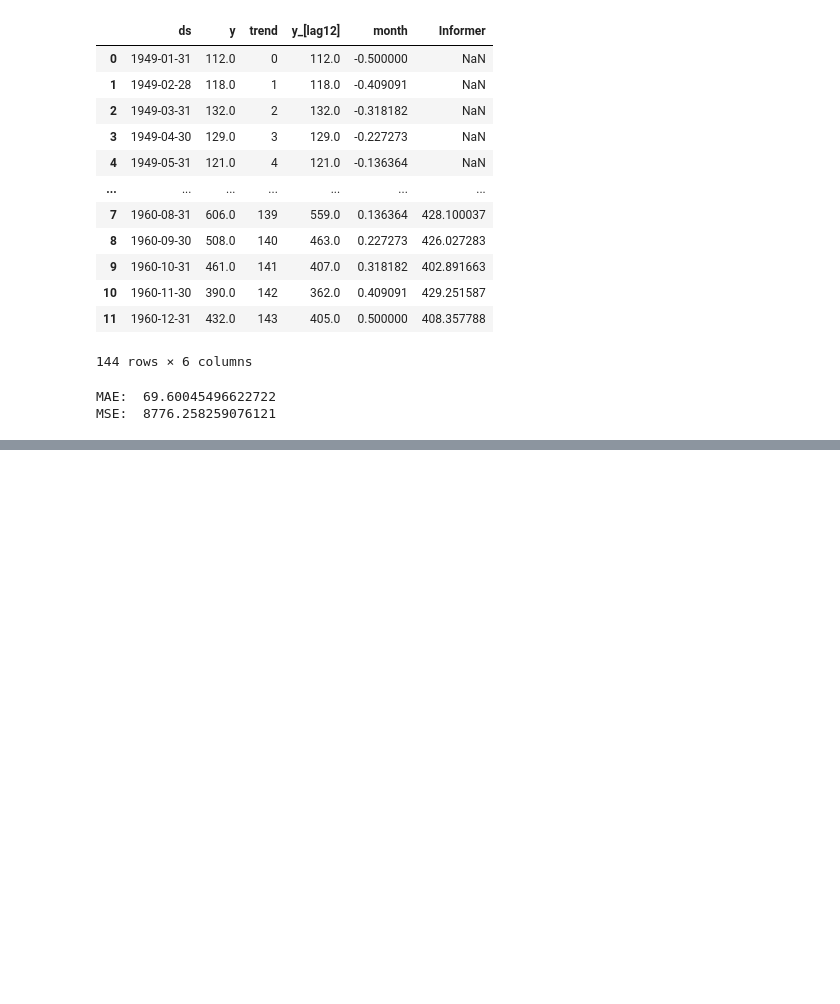
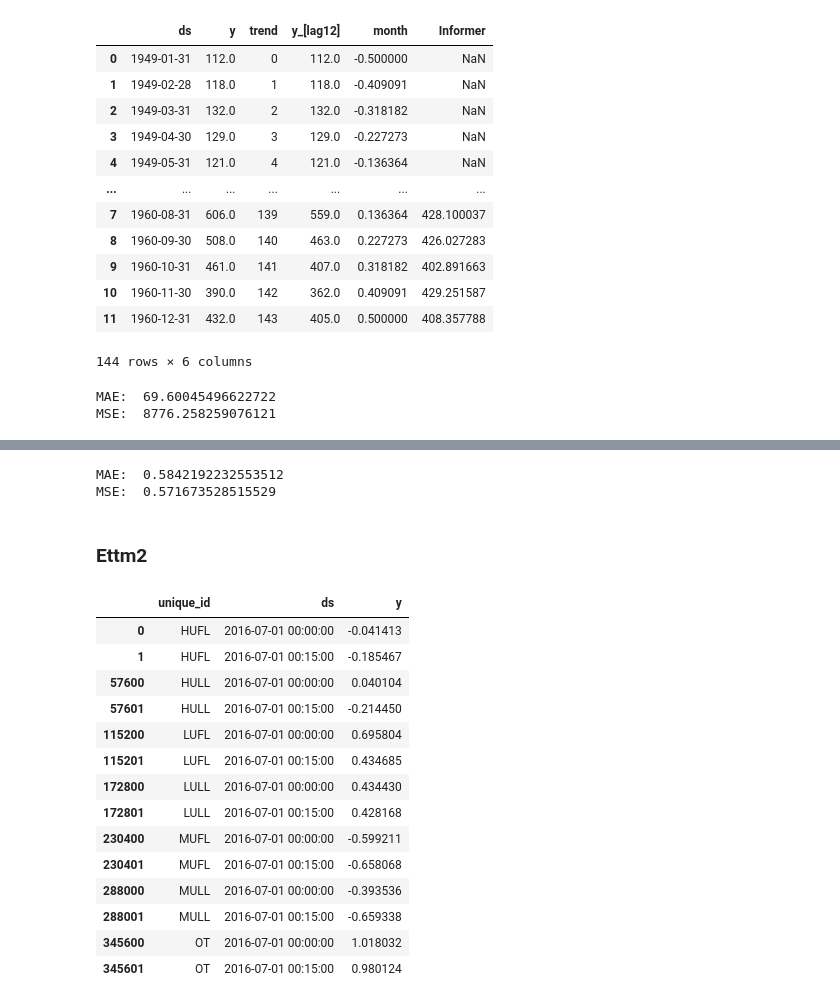
Before and after one commit to Blair-Lu-c/MADS, a Jupyter notebook: Deep_Learning_Project/models.informer.ipynb, the cells around one changed output, grey strips where cells are left out. Drawn from its saved outputs; the diff is of its cells as text; code cells hidden in the pictures; blank space fills up the shorter version.

```diff
--- a/Deep_Learning_Project/models.informer.ipynb
+++ b/Deep_Learning_Project/models.informer.ipynb
@@ -611,0 +681,40 @@ MSE:  8776.258259076121
+# %%
+from neuralforecast.losses.numpy import mae, mse
+
+print('MAE: ', mae(Y_hat_df['y'], Y_hat_df['Informer']))
+print('MSE: ', mse(Y_hat_df['y'], Y_hat_df['Informer']))
+# %% [output]
+MAE:  0.5842192232553512
+MSE:  0.571673528515529
+# %% [markdown]
+### Ettm2
+# %%
+import pandas as pd
+from neuralforecast.core import NeuralForecast
+
+Y_df = pd.read_csv("raw_data/df_Ettm2.csv")
+
+Y_df['ds'] = pd.to_datetime(Y_df['ds'])
+
+# For this excercise we are going to take 20% of the DataSet
+n_time = len(Y_df.ds.unique())
+val_size = int(.2 * n_time)
+test_size = int(.2 * n_time)
+
+Y_df.groupby('unique_id').head(2)
+# %% [output]
+|  | unique_id | ds | y |
+| 0 | HUFL | 2016-07-01 00:00:00 | -0.041413 |
+| 1 | HUFL | 2016-07-01 00:15:00 | -0.185467 |
+| 57600 | HULL | 2016-07-01 00:00:00 | 0.040104 |
+| 57601 | HULL | 2016-07-01 00:15:00 | -0.214450 |
+| 115200 | LUFL | 2016-07-01 00:00:00 | 0.695804 |
+| 115201 | LUFL | 2016-07-01 00:15:00 | 0.434685 |
+| 172800 | LULL | 2016-07-01 00:00:00 | 0.434430 |
+| 172801 | LULL | 2016-07-01 00:15:00 | 0.428168 |
+| 230400 | MUFL | 2016-07-01 00:00:00 | -0.599211 |
+| 230401 | MUFL | 2016-07-01 00:15:00 | -0.658068 |
+| 288000 | MULL | 2016-07-01 00:00:00 | -0.393536 |
+| 288001 | MULL | 2016-07-01 00:15:00 | -0.659338 |
+| 345600 | OT | 2016-07-01 00:00:00 | 1.018032 |
+| 345601 | OT | 2016-07-01 00:15:00 | 0.980124 |
```
Also changed, not shown: parts of 12 cells of this notebook.
